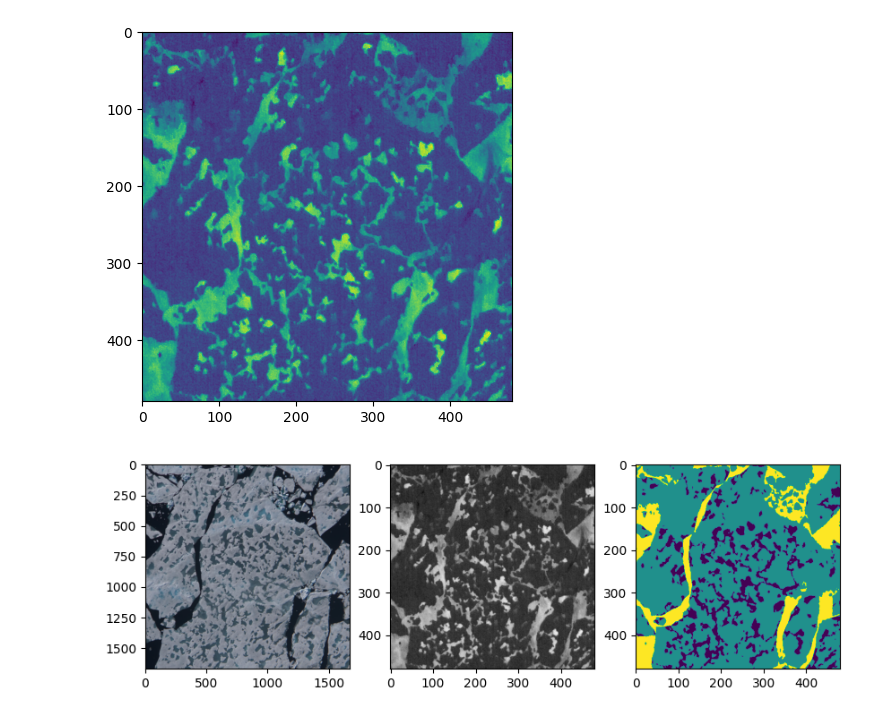
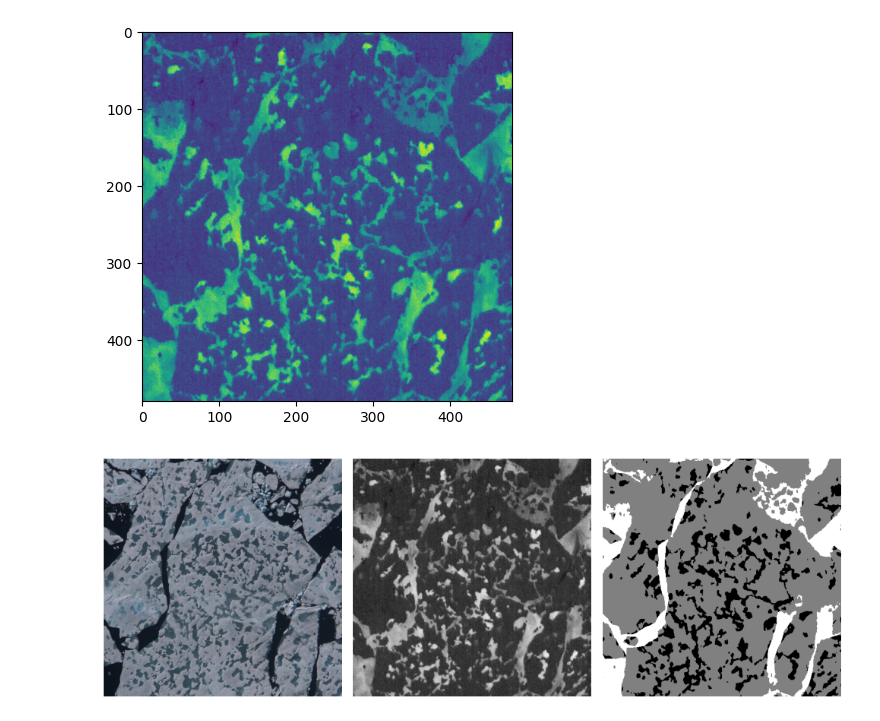
Before and after one commit to marlens123/autoSAM_pond_segmentation, a Jupyter notebook: visualize.ipynb, the cells around one changed output. Saved outputs shown, nothing was run; the diff lists cells and outputs as text; code cells hidden in the pictures.

```diff
--- a/visualize.ipynb
+++ b/visualize.ipynb
@@ -18,13 +87,32 @@ plt.imshow(img)
 # %%
 ds = nc.Dataset('data/prediction/raw/220718_2/IRdata_ATWAICE_processed_220718_142920.nc')
 data = ds.variables['Ts'][:]
-# %%
-fig, ax = plt.subplots(1, 3, figsize=(10, 30))
-
-ax[0].imshow(cv2.cvtColor(vis, cv2.COLOR_BGR2RGB))
-ax[1].imshow(img, cmap='gray')
-ax[2].imshow(mask)
-
-plt.show()
-# %% [output]
-[figure, removed]
+# %%
+from scripts.utils import crop_center_square
+
+img = crop_center_square(ims[2416])
+# %%
+fig, ax = plt.subplots(1, 3, figsize=(10, 30))
+
+ax[0].imshow(cv2.cvtColor(vis, cv2.COLOR_BGR2RGB))
+ax[0].set_axis_off()
+#ax[0].imshow(img, cmap='gray')
+
+#plt.colorbar(ax[0].imshow(img, cmap='gray'), ax=ax[0])
+#ax[0].set_axis_off()
+
+# Show the colorbar to the left
+#cbar = plt.colorbar(ax[0].imshow(img, cmap='gray'), ax=ax[0], fraction=0.03, pad=0.04)  # Adjust fraction and pad
+#cbar.ax.tick_params(labelsize=8)  # Optional: Adjust tick label font size
+ax[1].imshow(img, cmap='gray')
+ax[1].set_axis_off()
+ax[1].set_axis_off()
+
+ax[2].imshow(mask, cmap='gray')
+ax[2].set_axis_off()
+
+plt.tight_layout()
+
+plt.show()
+# %% [output]
+[figure, added]
```
Also changed, not shown: parts of 11 cells of this notebook, 3 other files.
